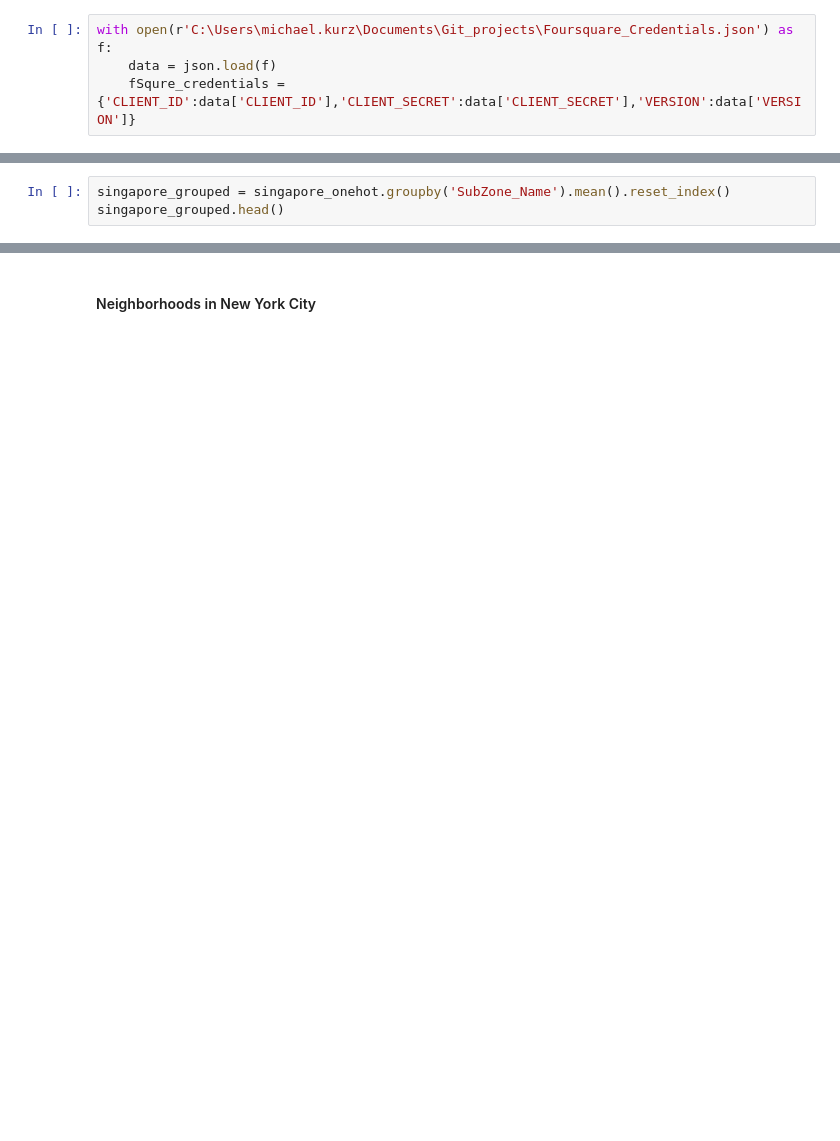
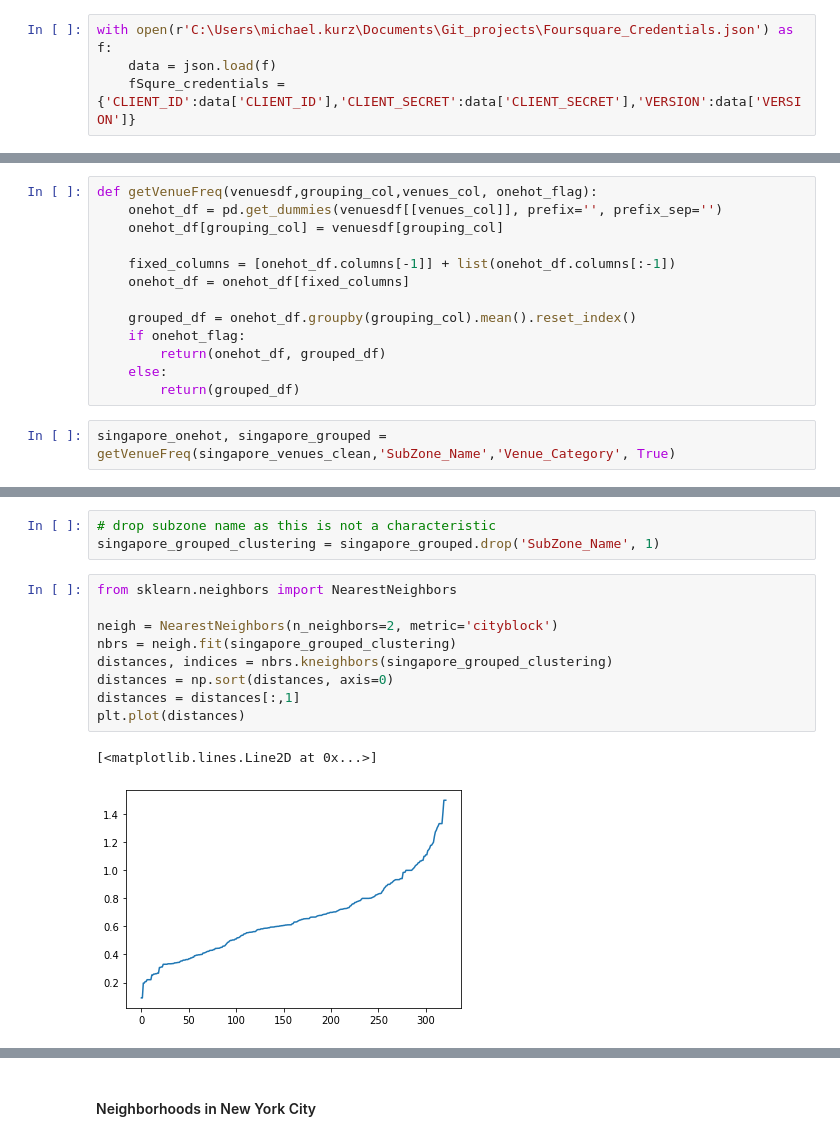
Before and after one commit to MichaelKurz1988/CityAnalysis, a Jupyter notebook: Singapore_nyc_cluster.ipynb, the cells around one changed output, grey strips where cells are left out. Saved outputs shown, nothing was run; the diff lists cells and outputs as text; blank space fills up the shorter version.

Commit message:
Finalize clustering and add New York City analysis

```diff
--- a/Singapore_nyc_cluster.ipynb
+++ b/Singapore_nyc_cluster.ipynb
@@ -263,2 +502,17 @@ singapore_onehot.head()
+# %%
+def getVenueFreq(venuesdf,grouping_col,venues_col, onehot_flag):
+    onehot_df = pd.get_dummies(venuesdf[[venues_col]], prefix='', prefix_sep='')
+    onehot_df[grouping_col] = venuesdf[grouping_col]
+
+    fixed_columns = [onehot_df.columns[-1]] + list(onehot_df.columns[:-1])
+    onehot_df = onehot_df[fixed_columns]
+
+    grouped_df = onehot_df.groupby(grouping_col).mean().reset_index()
+    if onehot_flag:
+        return(onehot_df, grouped_df)
+    else:
+        return(grouped_df)
+# %%
+singapore_onehot, singapore_grouped = getVenueFreq(singapore_venues_clean,'SubZone_Name','Venue_Category', True)
 # %%
 singapore_onehot.shape
@@ -265,3 +520,0 @@ singapore_onehot.shape
-# %%
-singapore_grouped = singapore_onehot.groupby('SubZone_Name').mean().reset_index()
-singapore_grouped.head()
@@ -287,0 +589,15 @@ postcode_venues_sorted.head()
+# %%
+# drop subzone name as this is not a characteristic
+singapore_grouped_clustering = singapore_grouped.drop('SubZone_Name', 1)
+# %%
+from sklearn.neighbors import NearestNeighbors
+
+neigh = NearestNeighbors(n_neighbors=2, metric='cityblock')
+nbrs = neigh.fit(singapore_grouped_clustering)
+distances, indices = nbrs.kneighbors(singapore_grouped_clustering)
+distances = np.sort(distances, axis=0)
+distances = distances[:,1]
+plt.plot(distances)
+# %% [output]
+[<matplotlib.lines.Line2D at 0x...>]
+[figure, added]
```
Also changed, not shown: parts of 59 cells of this notebook.
